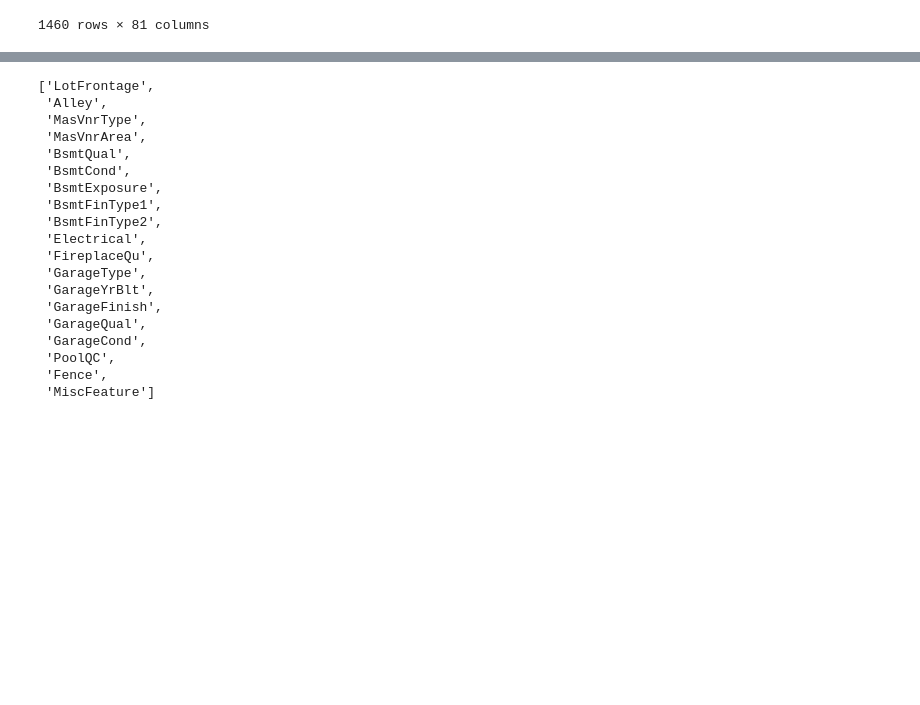
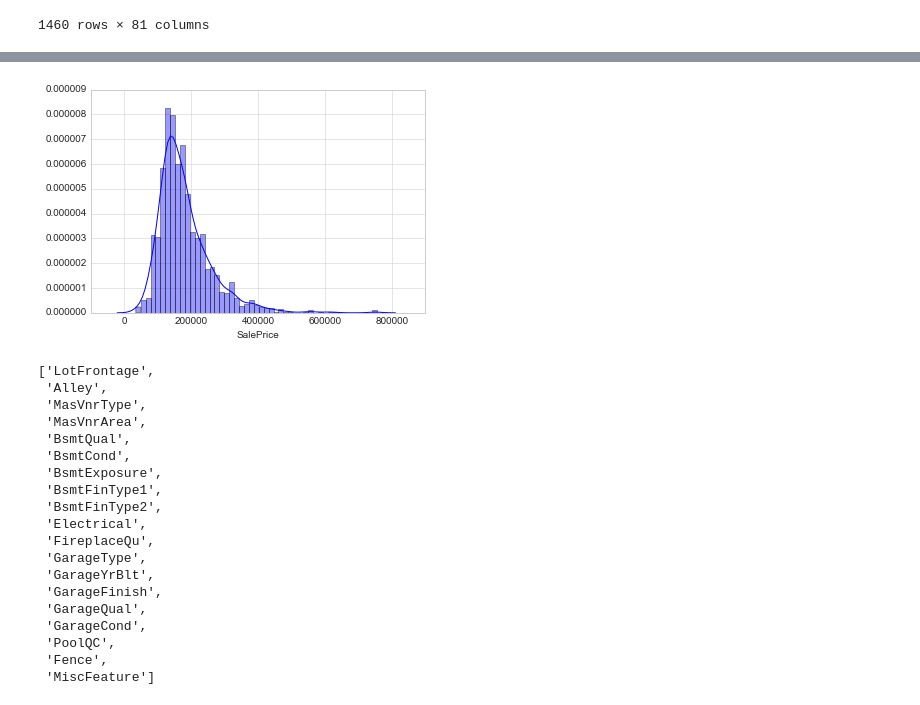
Before and after one commit to riccardolorenzon/kaggle-competitions, a Jupyter notebook: house-prices-prediction/real-estate-prices-prediction.ipynb, the cells around one changed output, grey strips where cells are left out. Drawn from its saved outputs; the diff is of its cells as text; code cells hidden in the pictures; blank space fills up the shorter version.

```diff
--- a/house-prices-prediction/real-estate-prices-prediction.ipynb
+++ b/house-prices-prediction/real-estate-prices-prediction.ipynb
@@ -46,3 +61,8 @@ df.isnull()
+# %%
+#histogram
+sns.distplot(df['SalePrice']);
+# %% [output]
+[figure, added]
 # %%
 # To check how many columns have missing values - this can be repeated to see the progress made
 def show_missing():
```
Also changed, not shown: parts of 15 cells of this notebook.
